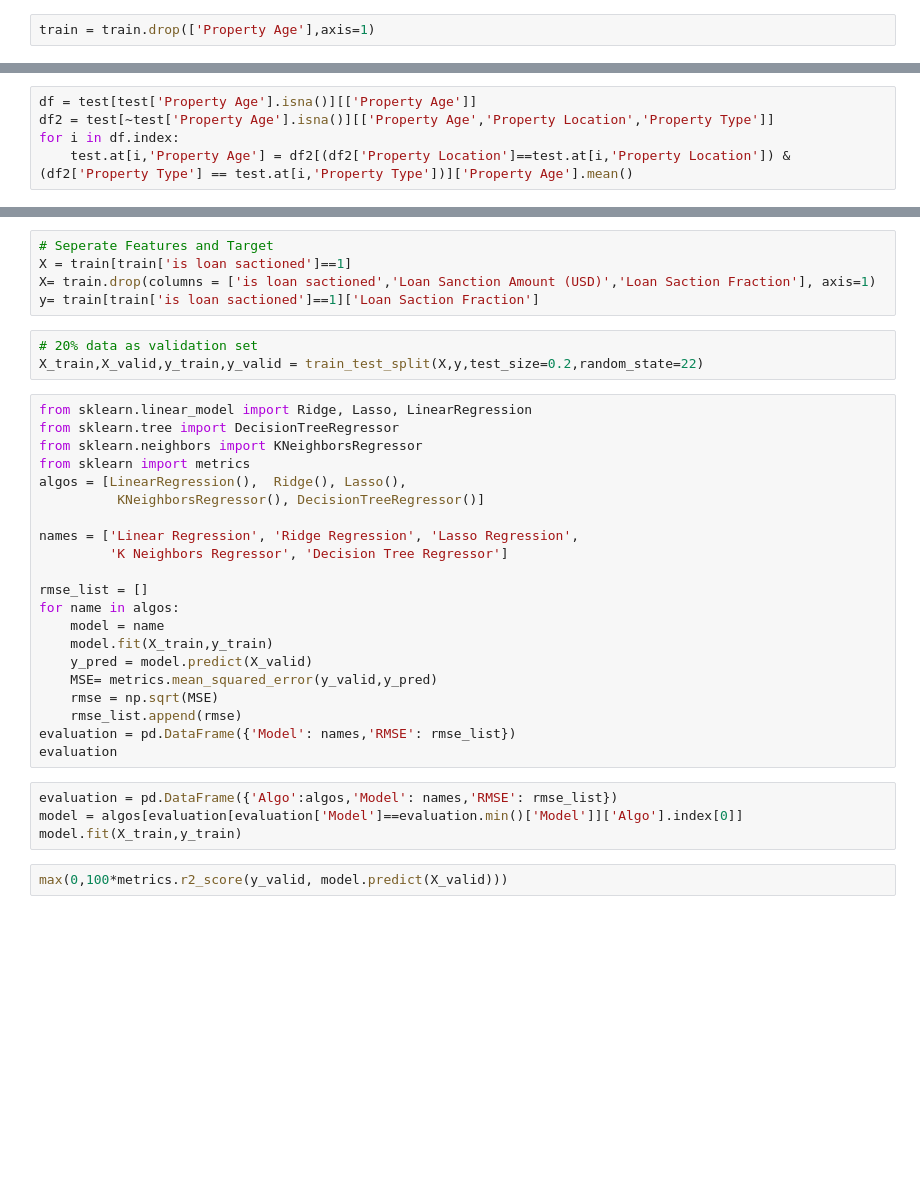
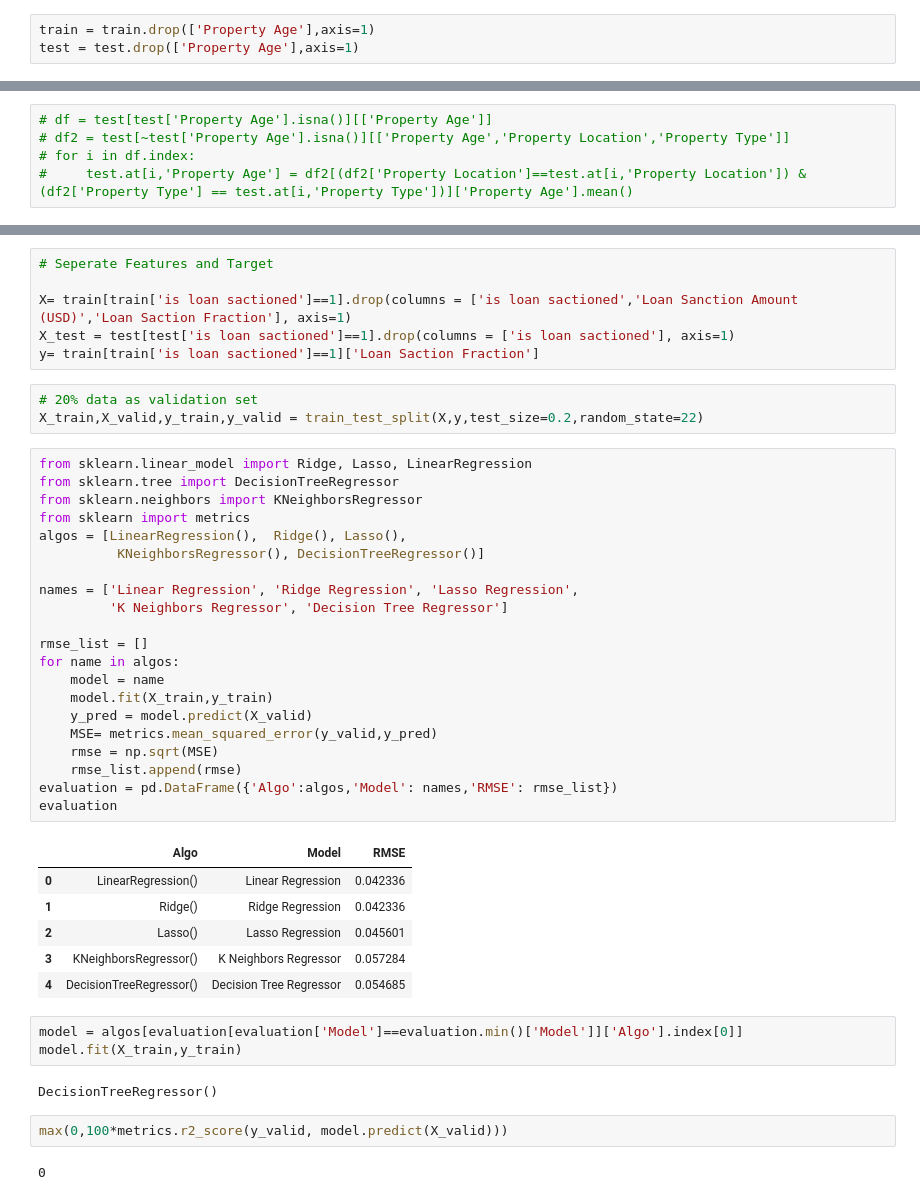
Before and after one commit to abhishekvraman/PythonCodes, a Jupyter notebook: practice.ipynb, the cells around one changed output, grey strips where cells are left out. Drawn from its saved outputs; the diff is of its cells as text; blank space fills up the shorter version.

```diff
--- a/practice.ipynb
+++ b/practice.ipynb
@@ -398,6 +398,7 @@ Name: Property Age, Length: 24180, dtype: int64
 Name: Property Age, Length: 18561, dtype: int64
 # %%
 train = train.drop(['Property Age'],axis=1)
+test = test.drop(['Property Age'],axis=1)
 # %%
 print(train[train['Property Price']<0]['Property Price'].value_counts(dropna=False))
 print(test[test['Property Price']<0]['Property Price'].value_counts(dropna=False))
@@ -417,10 +418,10 @@ test['Credit Score'] = test['Credit Score'].fillna(test['Credit Score'].mean())
 # for i in df.index:
 #     train.at[i,'Property Age'] = df2[(df2['Property Location']==train.at[i,'Property Location']) & (df2['Property Type'] == train.at[i,'Property Type'])]['Property Age'].mean()
 # %%
-df = test[test['Property Age'].isna()][['Property Age']]
-df2 = test[~test['Property Age'].isna()][['Property Age','Property Location','Property Type']]
-for i in df.index:
-    test.at[i,'Property Age'] = df2[(df2['Property Location']==test.at[i,'Property Location']) & (df2['Property Type'] == test.at[i,'Property Type'])]['Property Age'].mean()
+# df = test[test['Property Age'].isna()][['Property Age']]
+# df2 = test[~test['Property Age'].isna()][['Property Age','Property Location','Property Type']]
+# for i in df.index:
+#     test.at[i,'Property Age'] = df2[(df2['Property Location']==test.at[i,'Property Location']) & (df2['Property Type'] == test.at[i,'Property Type'])]['Property Age'].mean()
 # %%
 df = train[train['Property Price']<0][['Property Price']]
 df2 = train[train['Property Price']>0][['Property Price','Property Location','Property Type']]
@@ -623,8 +612,9 @@ test['is loan sactioned'] = model.predict(test)
 Regression Models
 # %%
 # Seperate Features and Target
-X = train[train['is loan sactioned']==1]
-X= train.drop(columns = ['is loan sactioned','Loan Sanction Amount (USD)','Loan Saction Fraction'], axis=1)
+
+X= train[train['is loan sactioned']==1].drop(columns = ['is loan sactioned','Loan Sanction Amount (USD)','Loan Saction Fraction'], axis=1)
+X_test = test[test['is loan sactioned']==1].drop(columns = ['is loan sactioned'], axis=1)
 y= train[train['is loan sactioned']==1]['Loan Saction Fraction']
 # %%
 # 20% data as validation set
@@ -632,27 +622,37 @@ X_train,X_valid,y_train,y_valid = train_test_split(X,y,test_size=0.2,random_stat
 # %%
 from sklearn.linear_model import Ridge, Lasso, LinearRegression
 from sklearn.tree import DecisionTreeRegressor
 from sklearn.neighbors import KNeighborsRegressor
 from sklearn import metrics
 algos = [LinearRegression(),  Ridge(), Lasso(),
           KNeighborsRegressor(), DecisionTreeRegressor()]
 
 names = ['Linear Regression', 'Ridge Regression', 'Lasso Regression',
          'K Neighbors Regressor', 'Decision Tree Regressor']
 
 rmse_list = []
 for name in algos:
     model = name
     model.fit(X_train,y_train)
     y_pred = model.predict(X_valid)
     MSE= metrics.mean_squared_error(y_valid,y_pred)
     rmse = np.sqrt(MSE)
     rmse_list.append(rmse)
-evaluation = pd.DataFrame({'Model': names,'RMSE': rmse_list})
+evaluation = pd.DataFrame({'Algo':algos,'Model': names,'RMSE': rmse_list})
 evaluation
+# %% [output]
+|  | Algo | Model | RMSE |
+| 0 | LinearRegression() | Linear Regression | 0.042336 |
+| 1 | Ridge() | Ridge Regression | 0.042336 |
+| 2 | Lasso() | Lasso Regression | 0.045601 |
+| 3 | KNeighborsRegressor() | K Neighbors Regressor | 0.057284 |
+| 4 | DecisionTreeRegressor() | Decision Tree Regressor | 0.054685 |
 # %%
-evaluation = pd.DataFrame({'Algo':algos,'Model': names,'RMSE': rmse_list})
 model = algos[evaluation[evaluation['Model']==evaluation.min()['Model']]['Algo'].index[0]]
 model.fit(X_train,y_train)
+# %% [output]
+DecisionTreeRegressor()
 # %%
 max(0,100*metrics.r2_score(y_valid, model.predict(X_valid)))
+# %% [output]
+0
```
Also changed, not shown: parts of 14 cells of this notebook.
